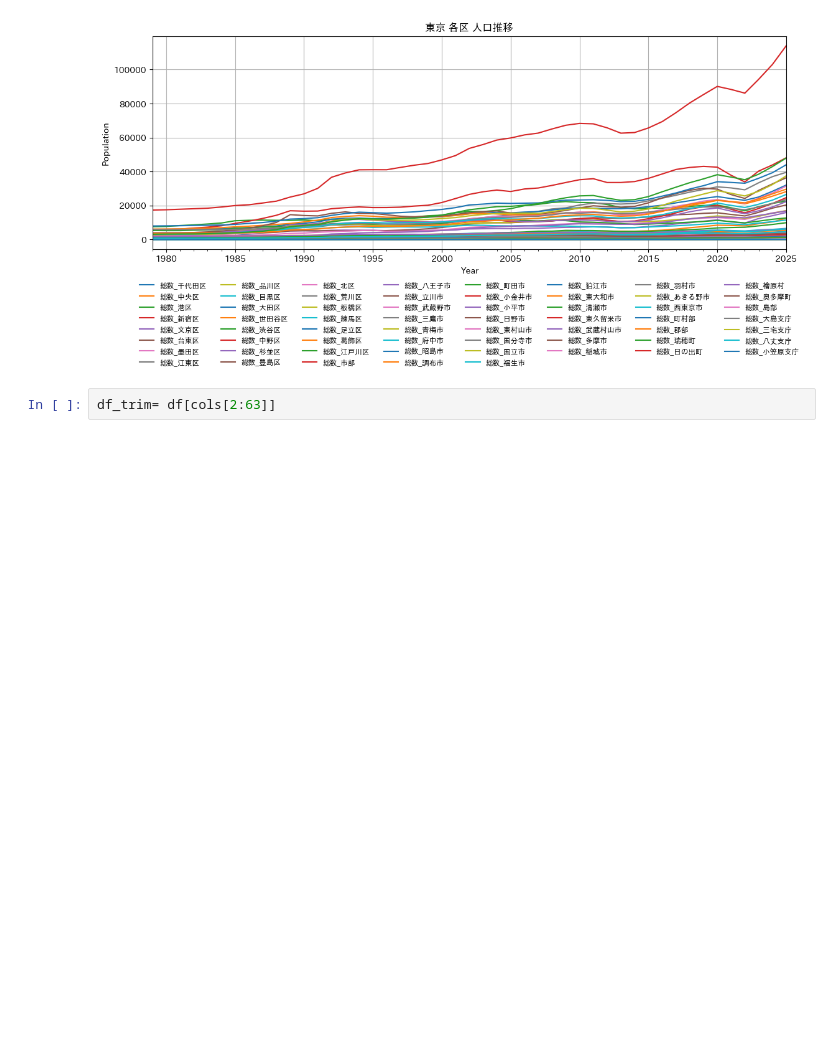
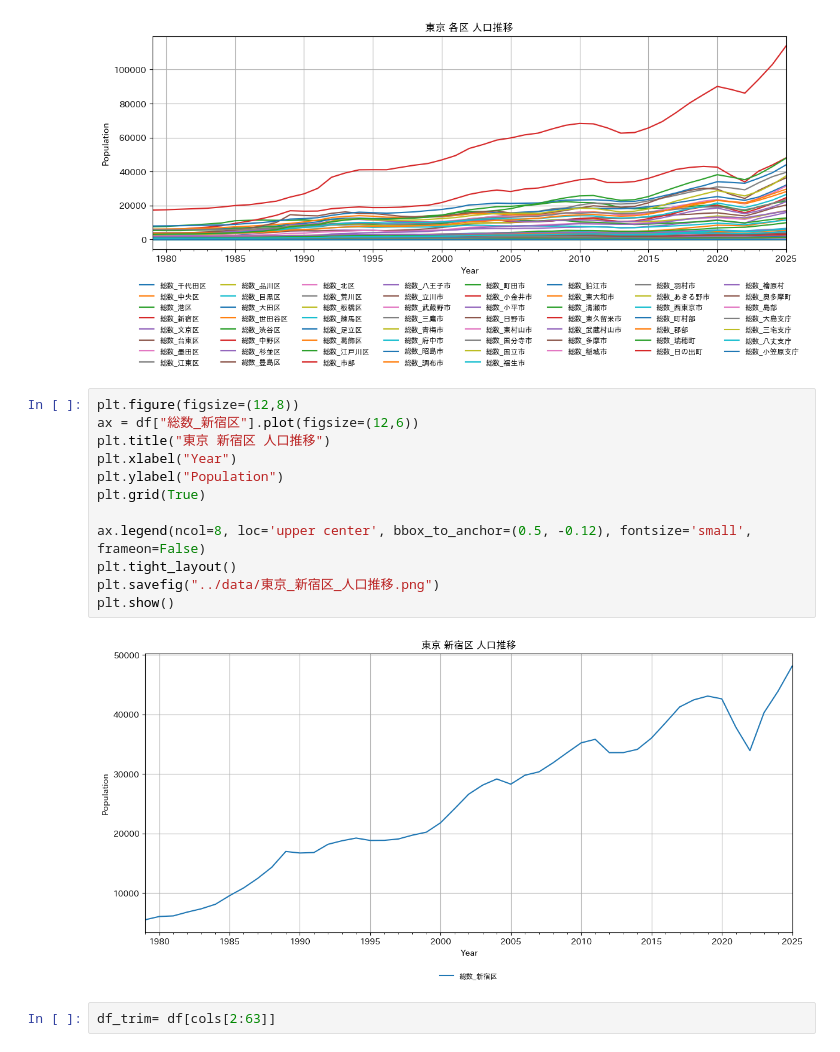
Before and after one commit to yut0takagi/ass-ds-exercises, a Jupyter notebook: notebook/01_eda.ipynb, the cells around one changed output. Drawn from its saved outputs; the diff is of its cells as text; blank space fills up the shorter version.

```diff
--- a/notebook/01_eda.ipynb
+++ b/notebook/01_eda.ipynb
@@ -50,6 +50,20 @@ plt.show()
 # %% [output]
 <Figure size 1200x800 with 0 Axes>
 [figure]
+# %%
+plt.figure(figsize=(12,8))
+ax = df["総数_新宿区"].plot(figsize=(12,6))
+plt.title("東京 新宿区 人口推移")
+plt.xlabel("Year")
+plt.ylabel("Population")
+plt.grid(True)
+
+ax.legend(ncol=8, loc='upper center', bbox_to_anchor=(0.5, -0.12), fontsize='small', frameon=False)
+plt.tight_layout()
+plt.savefig("../data/東京_新宿区_人口推移.png")
+plt.show()
+# %% [output]
+[figure, added]
 # %%
 df_trim= df[cols[2:63]]
 # %%
```
Also changed, not shown: parts of 2 cells of this notebook, 3 other files.
